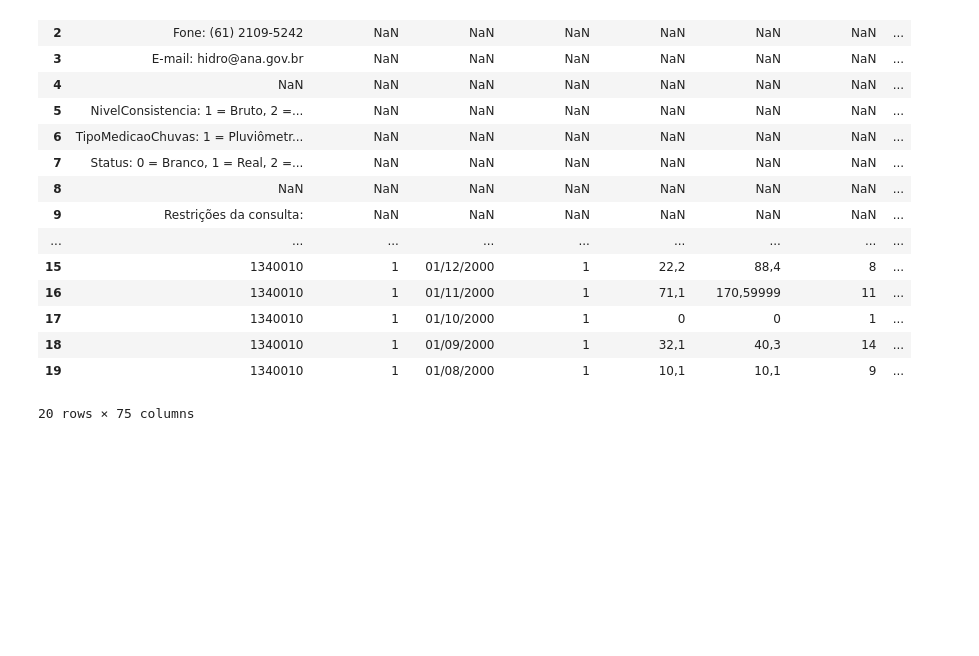
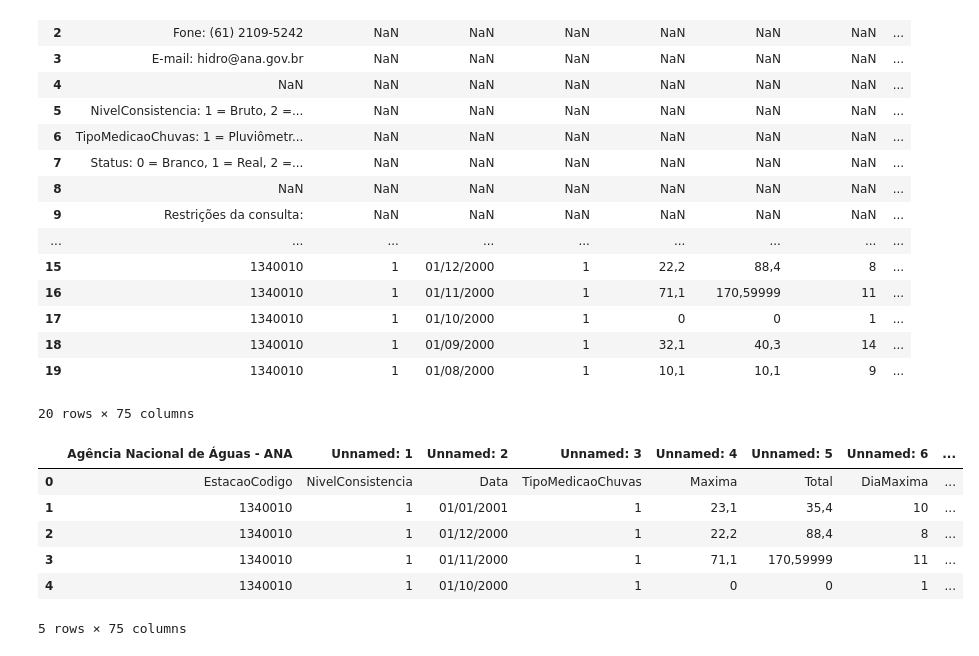
Before and after one commit to Bruno-Santana-Eco/Dados_Hidrologicos, a Jupyter notebook: Relatorio_hidrologico.ipynb, the cells around one changed output. Saved outputs shown, nothing was run; the diff lists cells and outputs as text; code cells hidden in the pictures; blank space fills up the shorter version.

```diff
--- a/Relatorio_hidrologico.ipynb
+++ b/Relatorio_hidrologico.ipynb
@@ -22,3 +22,14 @@ df.head(20)
 | 18 | 1340010 | 1 | 01/09/2000 | 1 | 32,1 | 40,3 | 14 | ... |
 | 19 | 1340010 | 1 | 01/08/2000 | 1 | 10,1 | 10,1 | 9 | ... |
 20 rows × 75 columns
+# %%
+df1 = df.iloc[13:].reset_index(drop=True)
+df1.head()
+# %% [output]
+|  | Agência Nacional de Águas - ANA | Unnamed: 1 | Unnamed: 2 | Unnamed: 3 | Unnamed: 4 | Unnamed: 5 | Unnamed: 6 | ... |
+| 0 | EstacaoCodigo | NivelConsistencia | Data | TipoMedicaoChuvas | Maxima | Total | DiaMaxima | ... |
+| 1 | 1340010 | 1 | 01/01/2001 | 1 | 23,1 | 35,4 | 10 | ... |
+| 2 | 1340010 | 1 | 01/12/2000 | 1 | 22,2 | 88,4 | 8 | ... |
+| 3 | 1340010 | 1 | 01/11/2000 | 1 | 71,1 | 170,59999 | 11 | ... |
+| 4 | 1340010 | 1 | 01/10/2000 | 1 | 0 | 0 | 1 | ... |
+5 rows × 75 columns
```
Also changed, not shown: parts of 1 cell of this notebook.
